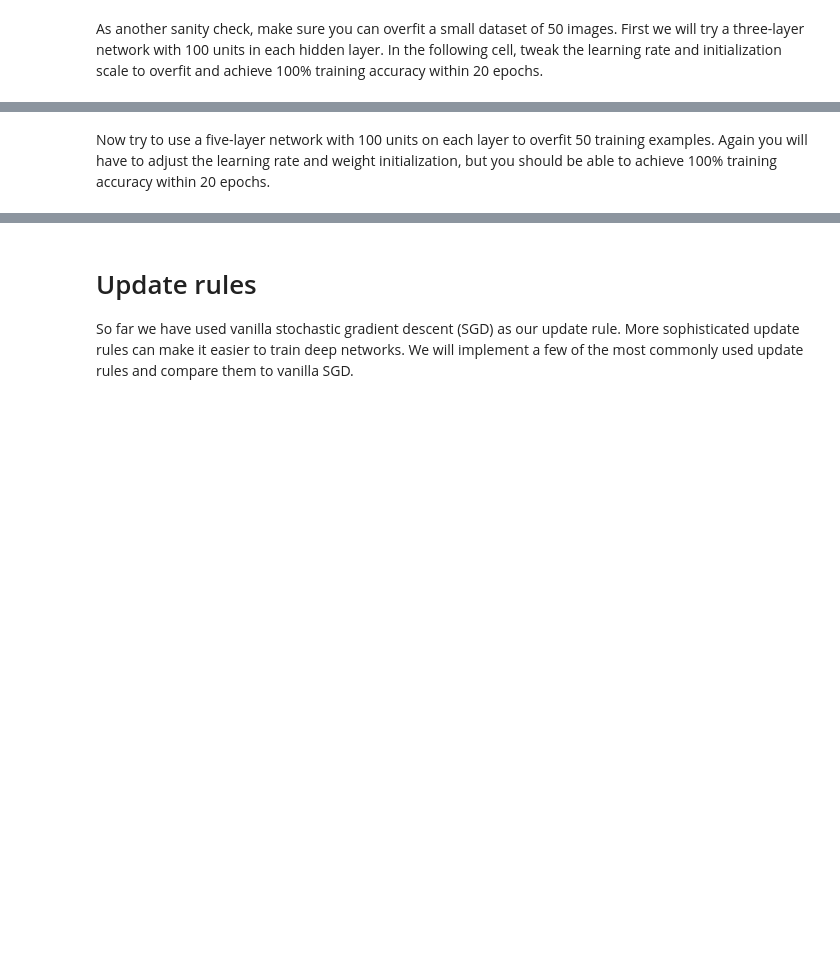
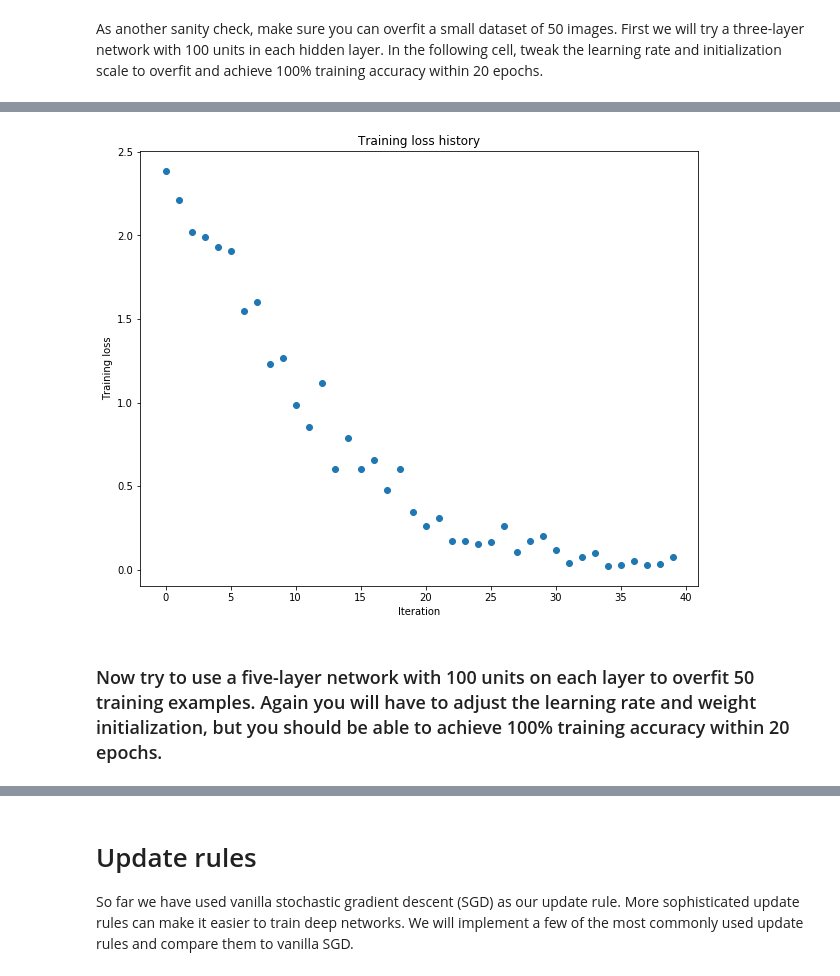
Before and after one commit to forestLoop/Learning-CS231n, a Jupyter notebook: assignment2/FullyConnectedNets.ipynb, the cells around one changed output, grey strips where cells are left out. Saved outputs shown, nothing was run; the diff lists cells and outputs as text; code cells hidden in the pictures; blank space fills up the shorter version.

```diff
--- a/assignment2/FullyConnectedNets.ipynb
+++ b/assignment2/FullyConnectedNets.ipynb
@@ -430,7 +447,7 @@ small_data = {
 }
 
 weight_scale = 1e-2
-learning_rate = 1e-4
+learning_rate = 1e-2
 model = FullyConnectedNet([100, 100],
               weight_scale=weight_scale, dtype=np.float64)
 solver = Solver(model, small_data,
@@ -447,3 +464,4 @@ plt.title('Training loss history')
 plt.xlabel('Iteration')
 plt.ylabel('Training loss')
 plt.show()
+# %% [output]
@@ -450,5 +485,6 @@ plt.show()
+[figure, added]
 # %% [markdown]
-Now try to use a five-layer network with 100 units on each layer to overfit 50 training examples. Again you will have to adjust the learning rate and weight initialization, but you should be able to achieve 100% training accuracy within 20 epochs.
+### Now try to use a five-layer network with 100 units on each layer to overfit 50 training examples. Again you will have to adjust the learning rate and weight initialization, but you should be able to achieve 100% training accuracy within 20 epochs.
 # %%
 # TODO: Use a five-layer Net to overfit 50 training examples by
 # tweaking just the learning rate and initialization scale.
```
Also changed, not shown: parts of 15 cells of this notebook.
